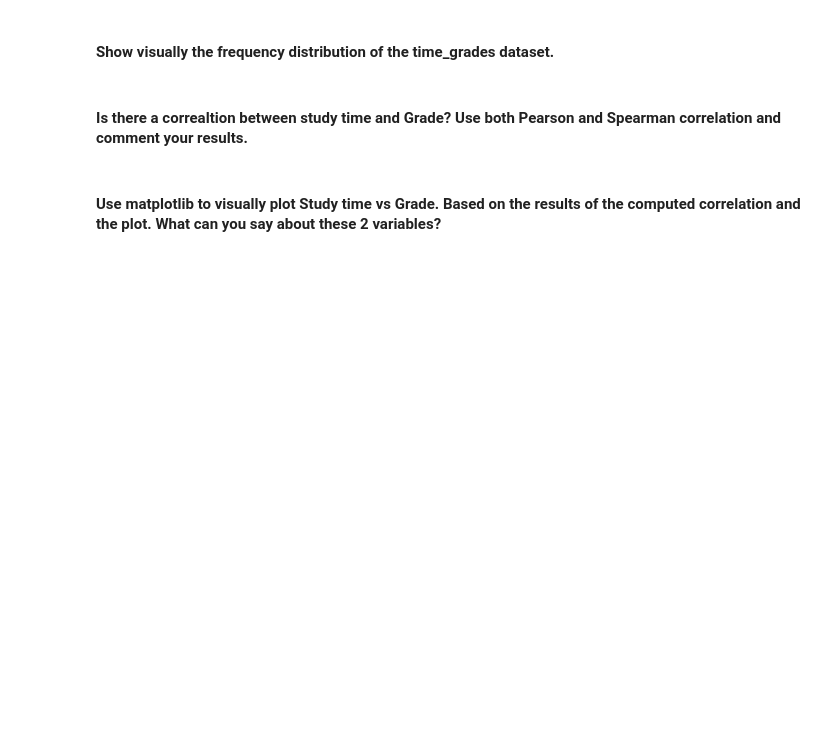
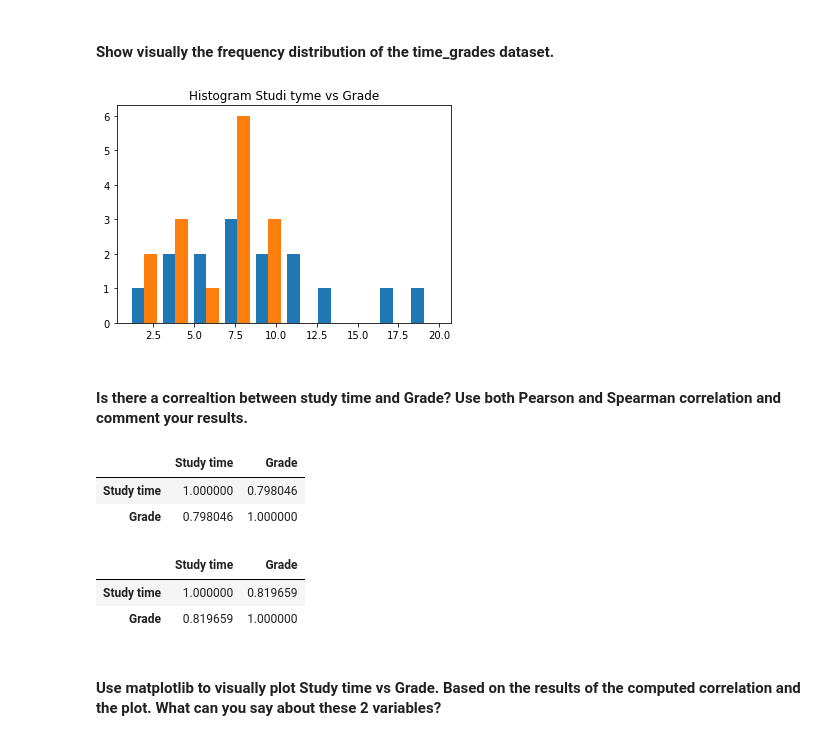
Before and after one commit to ta-datapt-bcn/lab-pivot-table-and-correlation, a Jupyter notebook: your_code/main.ipynb, the cells around one changed output. Drawn from its saved outputs; the diff is of its cells as text; code cells hidden in the pictures; blank space fills up the shorter version.

```diff
--- a/your_code/main.ipynb
+++ b/your_code/main.ipynb
@@ -128,5 +320,6 @@ column= ['Calorie burned', 'Steps','Floors','Minutes Sedentary','Minutes Very Ac
 #### Open the `Time_Grades.csv` file and name your dataset `time_grades`
 # %%
 # your answer here
+time_grades = pd.read_csv("Time_Grades.csv")
 # %%
 #Print time_grades
@@ -137,8 +336,25 @@ column= ['Calorie burned', 'Steps','Floors','Minutes Sedentary','Minutes Very Ac
+# %%
+# your answer here
+plt.hist([time_grades['Study time'],time_grades['Grade']])
+plt.title('Histogram Studi tyme vs Grade')
+plt.show()
+# %% [output]
+[figure, added]
 # %% [markdown]
 #### Is there a correaltion between study time and Grade? Use both Pearson and Spearman correlation and comment your results.
 # %%
 # your answer here-Pearson
+time_grades.corr()
+# %% [output]
+|  | Study time | Grade |
+| Study time | 1.000000 | 0.798046 |
+| Grade | 0.798046 | 1.000000 |
 # %%
 ## your answer here-Spearman
+time_grades.corr('spearman')
+# %% [output]
+|  | Study time | Grade |
+| Study time | 1.000000 | 0.819659 |
+| Grade | 0.819659 | 1.000000 |
 # %% [markdown]
 #### Use matplotlib to visually plot Study time vs Grade. Based on the results of the computed correlation and the plot. What can you say about these 2 variables?
```
Also changed, not shown: parts of 49 cells of this notebook.
